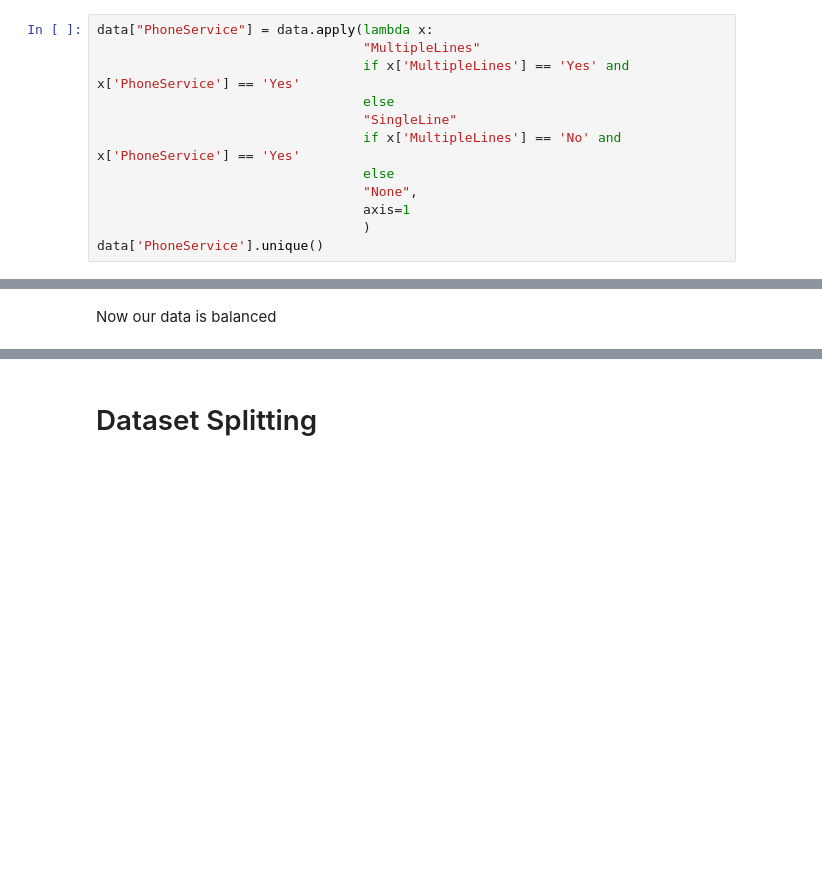
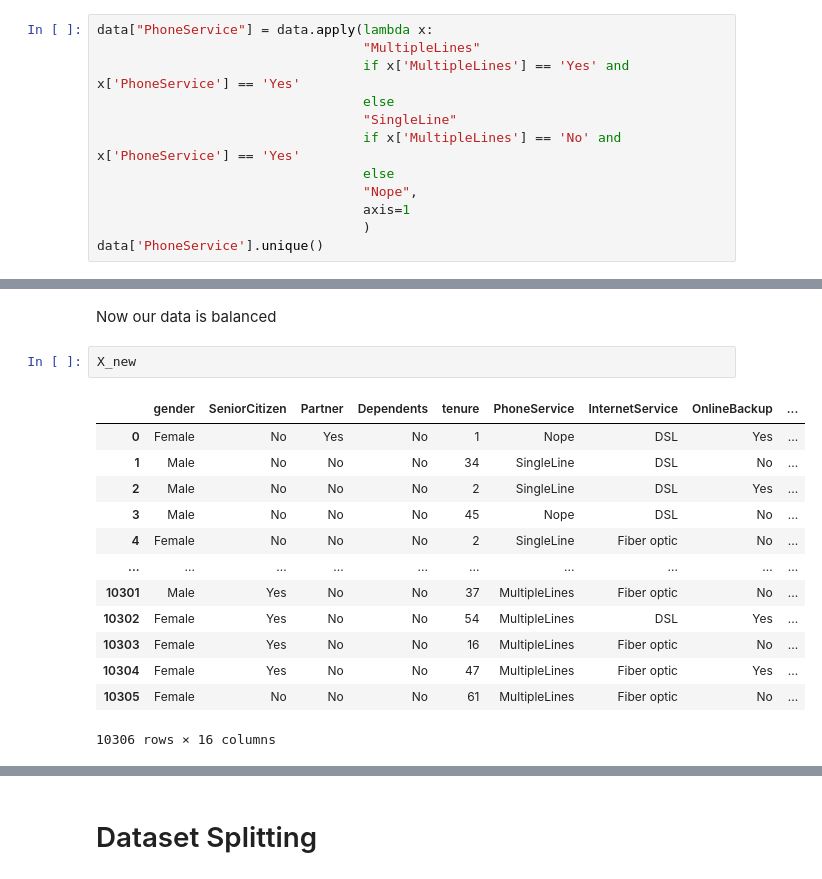
Before and after one commit to ikoghoemmanuell/Classification----Predicting-Customer-Churn, a Jupyter notebook: Team Nice LP3 - complete .ipynb, the cells around one changed output, grey strips where cells are left out. Saved outputs shown, nothing was run; the diff lists cells and outputs as text; blank space fills up the shorter version.

```diff
--- a/Team Nice LP3 - complete .ipynb
+++ b/Team Nice LP3 - complete .ipynb
@@ -527,7 +528,7 @@ data["PhoneService"] = data.apply(lambda x:
                                   "SingleLine"
                                   if x['MultipleLines'] == 'No' and x['PhoneService'] == 'Yes'
                                   else
-                                  "None",
+                                  "Nope",
                                   axis=1
                                   )
 data['PhoneService'].unique()
@@ -664,3 +669,19 @@ Original dataset shape Counter({0: 5153, 1: 1857})
 Resampled dataset shape Counter({0: 5153, 1: 5153})
 # %% [markdown]
 Now our data is balanced
+# %%
+X_new
+# %% [output]
+|  | gender | SeniorCitizen | Partner | Dependents | tenure | PhoneService | InternetService | OnlineBackup | ... |
+| 0 | Female | No | Yes | No | 1 | Nope | DSL | Yes | ... |
+| 1 | Male | No | No | No | 34 | SingleLine | DSL | No | ... |
+| 2 | Male | No | No | No | 2 | SingleLine | DSL | Yes | ... |
+| 3 | Male | No | No | No | 45 | Nope | DSL | No | ... |
+| 4 | Female | No | No | No | 2 | SingleLine | Fiber optic | No | ... |
+| ... | ... | ... | ... | ... | ... | ... | ... | ... | ... |
+| 10301 | Male | Yes | No | No | 37 | MultipleLines | Fiber optic | No | ... |
+| 10302 | Female | Yes | No | No | 54 | MultipleLines | DSL | Yes | ... |
+| 10303 | Female | Yes | No | No | 16 | MultipleLines | Fiber optic | No | ... |
+| 10304 | Female | Yes | No | No | 47 | MultipleLines | Fiber optic | Yes | ... |
+| 10305 | Female | No | No | No | 61 | MultipleLines | Fiber optic | No | ... |
+10306 rows × 16 columns
```
Also changed, not shown: parts of 41 cells of this notebook.
